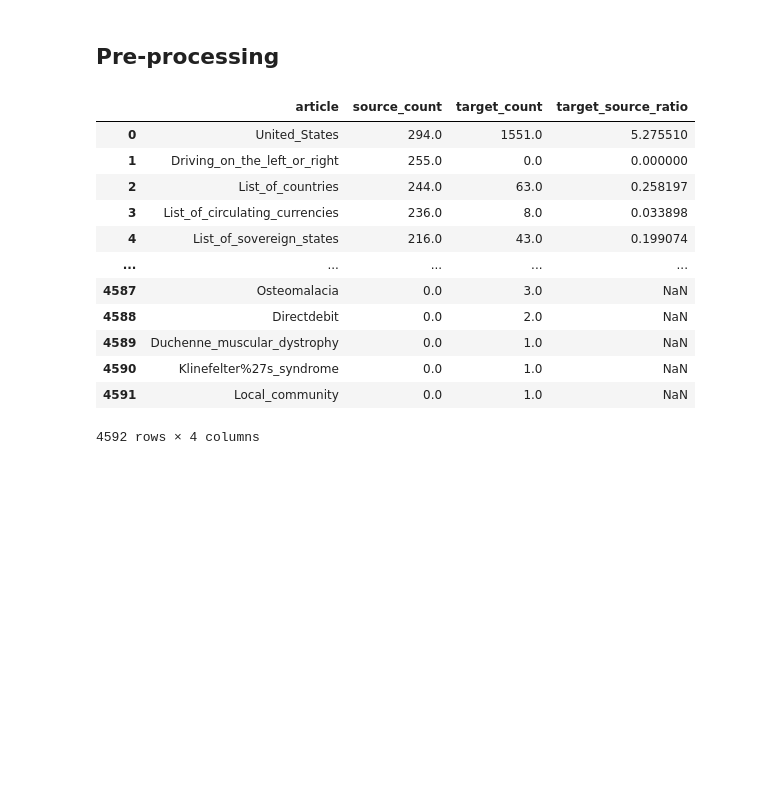
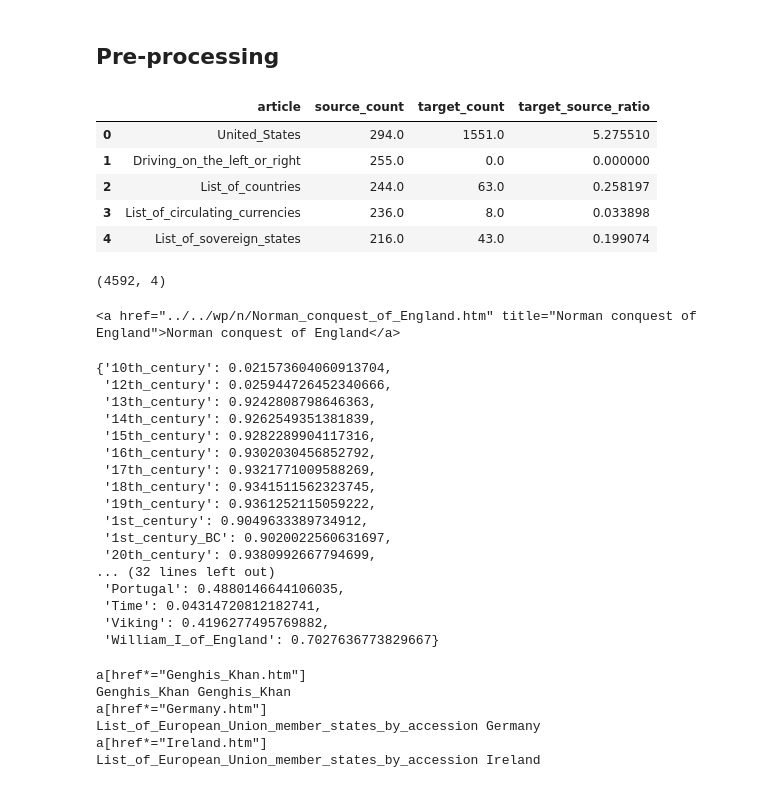
Before and after one commit to epfl-ada/ada-2023-project-epfldatadynamos, a Jupyter notebook: preliminary_analysis.ipynb, the cells around one changed output. Drawn from its saved outputs; the diff is of its cells as text; code cells hidden in the pictures; blank space fills up the shorter version.

```diff
--- a/preliminary_analysis.ipynb
+++ b/preliminary_analysis.ipynb
@@ -147,22 +122,17 @@ link_counts.fillna(0, inplace=True)
 # %%
 link_counts['target_source_ratio'] = link_counts['target_count'] / link_counts['source_count']
 link_counts['target_source_ratio'].replace([np.inf], np.nan, inplace=True)
 
-link_counts
+display(link_counts.head(5))
+link_counts.shape
 # %% [output]
 |  | article | source_count | target_count | target_source_ratio |
 | 0 | United_States | 294.0 | 1551.0 | 5.275510 |
 | 1 | Driving_on_the_left_or_right | 255.0 | 0.0 | 0.000000 |
 | 2 | List_of_countries | 244.0 | 63.0 | 0.258197 |
 | 3 | List_of_circulating_currencies | 236.0 | 8.0 | 0.033898 |
 | 4 | List_of_sovereign_states | 216.0 | 43.0 | 0.199074 |
-| ... | ... | ... | ... | ... |
-| 4587 | Osteomalacia | 0.0 | 3.0 | NaN |
-| 4588 | Directdebit | 0.0 | 2.0 | NaN |
-| 4589 | Duchenne_muscular_dystrophy | 0.0 | 1.0 | NaN |
-| 4590 | Klinefelter%27s_syndrome | 0.0 | 1.0 | NaN |
-| 4591 | Local_community | 0.0 | 1.0 | NaN |
-4592 rows × 4 columns
+(4592, 4)
 # %%
 import uuid
 import os
@@ -207,3 +181,39 @@ def find_html_position(source, targets):
         pos[targets[iloc]] = text.find(loc)/len(text)
 
     return pos
+# %%
+with open("data/wpcd/wp/1/11th_century.htm") as fp:
+    soup = BeautifulSoup(fp, 'html.parser')
+
+for script in soup(["script", "style", "head"]):
+    script.extract()    # rip it out
+
+comments = soup.findAll(string=lambda string:isinstance(string, Comment))
+for comment in comments:
+    comment.extract()
+
+soup.select_one('a[href*="Nigeria.htm"]').replace_with("sdf")
+soup.select_one('a[href*="Norman_conquest_of_England.htm"]')
+# %% [output]
+<a href="../../wp/n/Norman_conquest_of_England.htm" title="Norman conquest of England">Norman conquest of England</a>
+# %%
+row = link_network_targets.query('source == "11th_century"').iloc[0]
+find_html_position(row['source'], row['target'])
+# %% [output]
+{'10th_century': 0.021573604060913704,
+ '12th_century': 0.025944726452340666,
+ '13th_century': 0.9242808798646363,
+ '14th_century': 0.9262549351381839,
+ '15th_century': 0.9282289904117316,
+ '16th_century': 0.9302030456852792,
+ '17th_century': 0.9321771009588269,
+ '18th_century': 0.9341511562323745,
+ '19th_century': 0.9361252115059222,
+ '1st_century': 0.9049633389734912,
+ '1st_century_BC': 0.9020022560631697,
+ '20th_century': 0.9380992667794699,
+... (32 lines left out)
+ 'Portugal': 0.4880146644106035,
+ 'Time': 0.04314720812182741,
+ 'Viking': 0.4196277495769882,
+ 'William_I_of_England': 0.7027636773829667}
@@ -210,5 +226,12 @@ def find_html_position(source, targets):
 # %%
 # Add the 'html_position' column to the DataFrame
-link_network['html_position'] = link_network.apply(
+link_network_targets['html_position'] = link_network_targets.apply(
     lambda row: find_html_position(row['source'], row['target']), axis=1
 )
+# %% [output]
+a[href*="Genghis_Khan.htm"]
+Genghis_Khan Genghis_Khan
+a[href*="Germany.htm"]
+List_of_European_Union_member_states_by_accession Germany
+a[href*="Ireland.htm"]
+List_of_European_Union_member_states_by_accession Ireland
```
Also changed, not shown: parts of 20 cells of this notebook, 3 other files.
